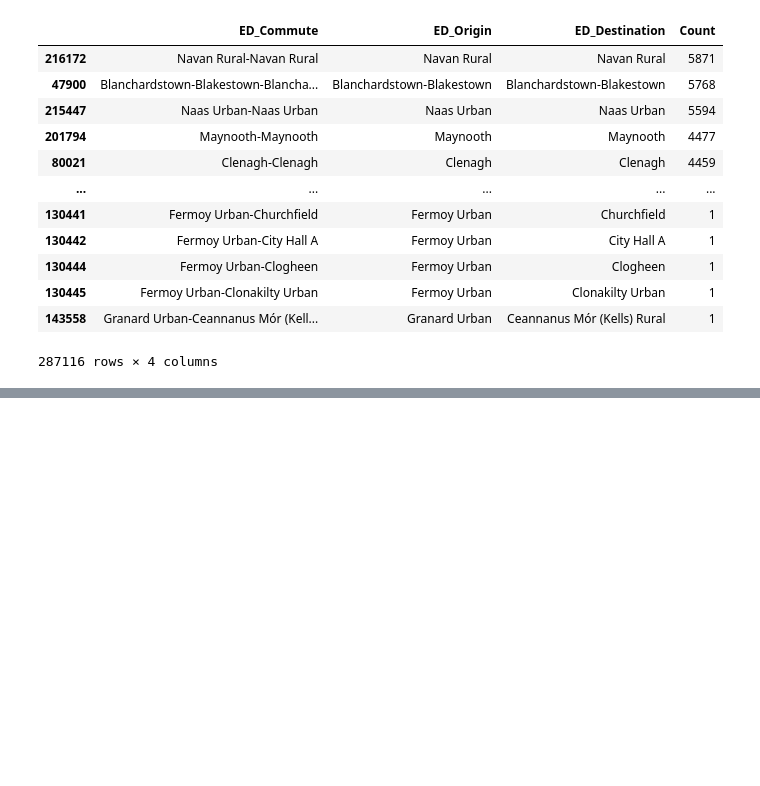
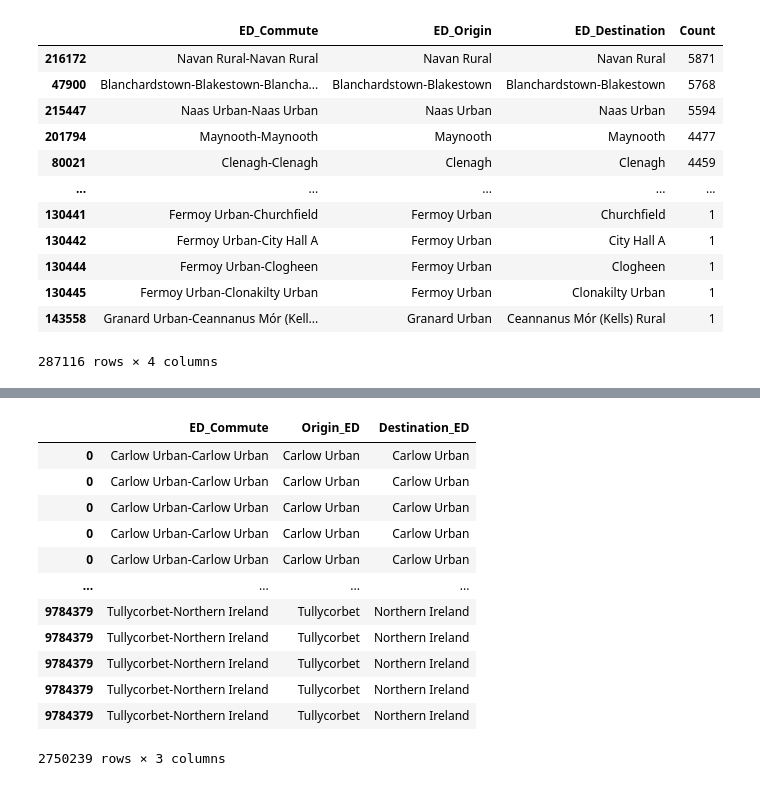
Before and after one commit to avalouisefinnegan/Thesis_DP, a Jupyter notebook: communting data.ipynb, the cells around one changed output, grey strips where cells are left out. Saved outputs shown, nothing was run; the diff lists cells and outputs as text; code cells hidden in the pictures; blank space fills up the shorter version.

```diff
--- a/communting data.ipynb
+++ b/communting data.ipynb
@@ -397,7 +428,22 @@ all_commutes_ED_df
 # %%
 #Make each row correspond to an invidual
 Ind_ed_commutes_df = all_commutes_ED_df.loc[all_commutes_ED_df.index.repeat(all_commutes_ED_df['EDCommute_Count'])]
 Ind_ed_commutes_df.drop(columns=['EDCommute_Count'], inplace=True)
+Ind_ed_commutes_df
+# %% [output]
+|  | ED_Commute | Origin_ED | Destination_ED |
+| 0 | Carlow Urban-Carlow Urban | Carlow Urban | Carlow Urban |
+| 0 | Carlow Urban-Carlow Urban | Carlow Urban | Carlow Urban |
+| 0 | Carlow Urban-Carlow Urban | Carlow Urban | Carlow Urban |
+| 0 | Carlow Urban-Carlow Urban | Carlow Urban | Carlow Urban |
+| 0 | Carlow Urban-Carlow Urban | Carlow Urban | Carlow Urban |
+| ... | ... | ... | ... |
+| 9784379 | Tullycorbet-Northern Ireland | Tullycorbet | Northern Ireland |
+| 9784379 | Tullycorbet-Northern Ireland | Tullycorbet | Northern Ireland |
+| 9784379 | Tullycorbet-Northern Ireland | Tullycorbet | Northern Ireland |
+| 9784379 | Tullycorbet-Northern Ireland | Tullycorbet | Northern Ireland |
+| 9784379 | Tullycorbet-Northern Ireland | Tullycorbet | Northern Ireland |
+2750239 rows × 3 columns
 # %%
 #Saving CSV files
 commute_ED_df.to_csv('agg_commute_ed_level.csv', sep=',', index=False, encoding='utf-8')
```
Also changed, not shown: parts of 9 cells of this notebook.
